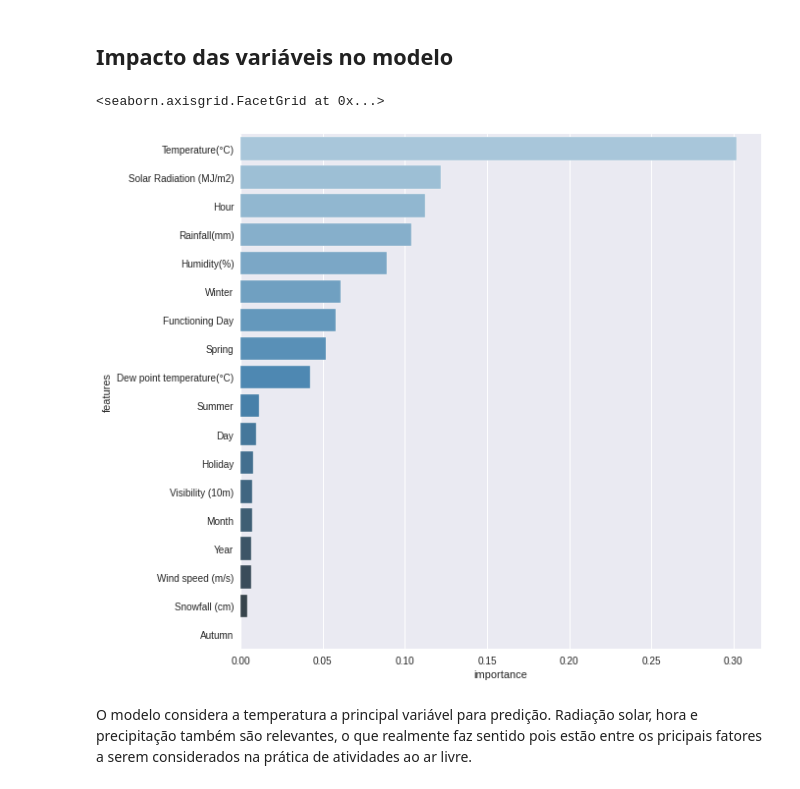
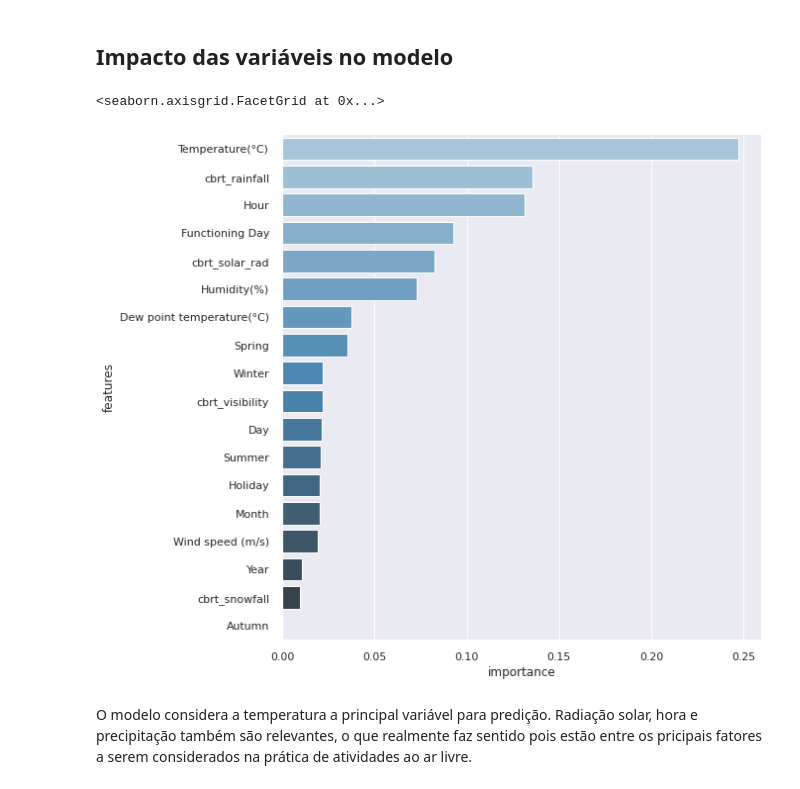
Before and after one commit to matheusfc77/Seoul-analysis, a Jupyter notebook: SeoulBike.ipynb, the cells around one changed output. Cells and saved outputs as stored; diff of their text form; code cells hidden in the pictures.

```diff
--- a/SeoulBike.ipynb
+++ b/SeoulBike.ipynb
@@ -324,0 +303,22 @@ Como o esperado, as predições nos dados de treino estão bem próximas da real
+# %%
+params = {
+    'seed': 0,                                                    # semente aleatoria. Definida para tornar os resultados reproduziveis
+    'verbose': True,                                              # opcao para visualizar os detalhes do treinamento
+    'n_calls_tuning': 20,                                         # numero de chamadas do otimizador bayesiano
+    'mdl_params':                                                 # paramentros de otimizacao do modelo
+        [
+            (500, 1000),
+            (1e-3, 1e-2, 'log-uniform'),
+            (3, 5),
+            (.3, 1)
+        ]
+}
+# %%
+from skopt import gp_minimize
+res_mdl = gp_minimize(
+    tune_xgb,
+    params['mdl_params'],
+    random_state=params['seed'],
+    verbose=params['verbose'],
+    n_calls=params['n_calls_tuning']
+)
@@ -329,0 +397,13 @@ y_pred = final_model.predict(X_test)
+# %%
+n_estimators, learning_rate, max_depth, subsample = res_mdl.x
+
+final_model = XGBRegressor(
+    n_estimators=n_estimators,
+    learning_rate=learning_rate,
+    max_depth=max_depth,
+    subsample=subsample,
+    random_state=0
+)
+
+final_model.fit(X_train, y_train)
+y_pred = final_model.predict(X_test)
@@ -363,21 +445,23 @@ Outro ponto interessante é que, com a remoção de outliers, o modelo piorou. C
 # %% [markdown]
 ## Impacto das variáveis no modelo
 # %%
-features = ['Autumn', 'Spring','Summer','Winter', 'Hour', 'Temperature(°C)', 'Humidity(%)',
-       'Wind speed (m/s)', 'Visibility (10m)', 'Dew point temperature(°C)',
-       'Solar Radiation (MJ/m2)', 'Rainfall(mm)', 'Snowfall (cm)',
-       'Holiday', 'Functioning Day', 'Year', 'Month', 'Day']
+features = [
+    'Autumn', 'Spring','Summer','Winter', 'Hour', 'Temperature(°C)', 'Humidity(%)',
+    'Wind speed (m/s)', 'Dew point temperature(°C)',
+    'Holiday', 'Functioning Day', 'Year', 'Month', 'Day',
+    'cbrt_snowfall', 'cbrt_rainfall', 'cbrt_visibility', 'cbrt_solar_rad'
+]
 
 feature_importance = pd.DataFrame({'features': features,
                                    'importance':final_model.feature_importances_})
 
 feature_importance = feature_importance.sort_values('importance', ascending=False)
 
 sns.catplot(x='importance', y='features', kind='bar', data=feature_importance, height=8,
             aspect=1.2,  palette='Blues_d', ci=None)
 # %% [output]
 <seaborn.axisgrid.FacetGrid at 0x...>
-[figure, old version]
+[figure, new version]
 # %% [markdown]
 O modelo considera a temperatura a principal variável para predição. Radiação solar, hora e precipitação também são relevantes, o que realmente faz sentido pois estão entre os pricipais fatores a serem considerados na prática de atividades ao ar livre.
 # %% [markdown]
```
Also changed, not shown: parts of 26 cells of this notebook.
